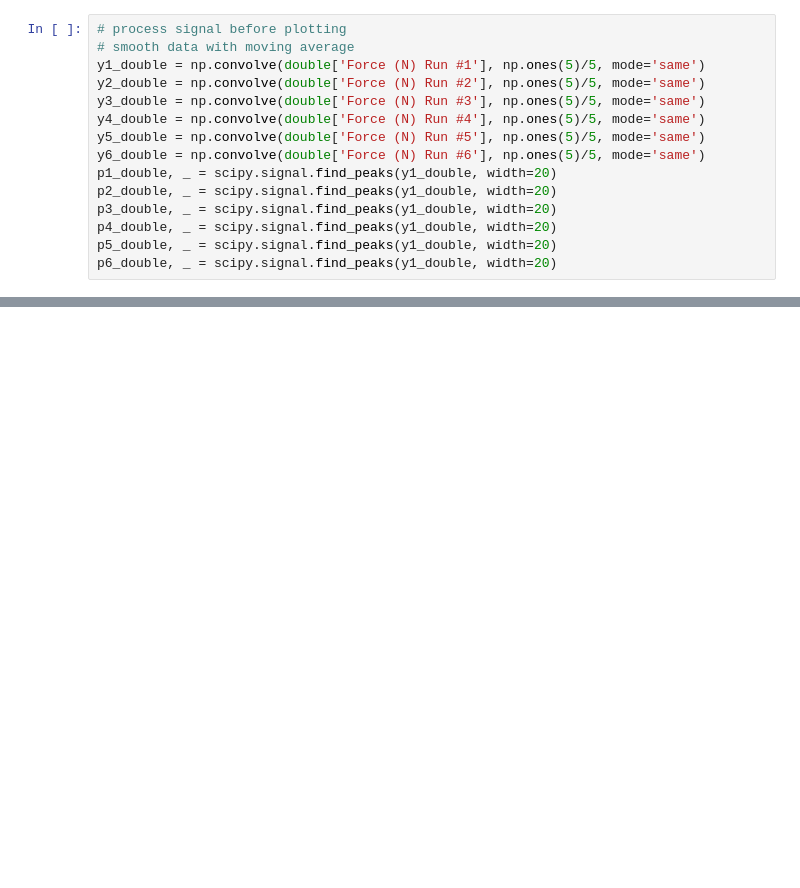
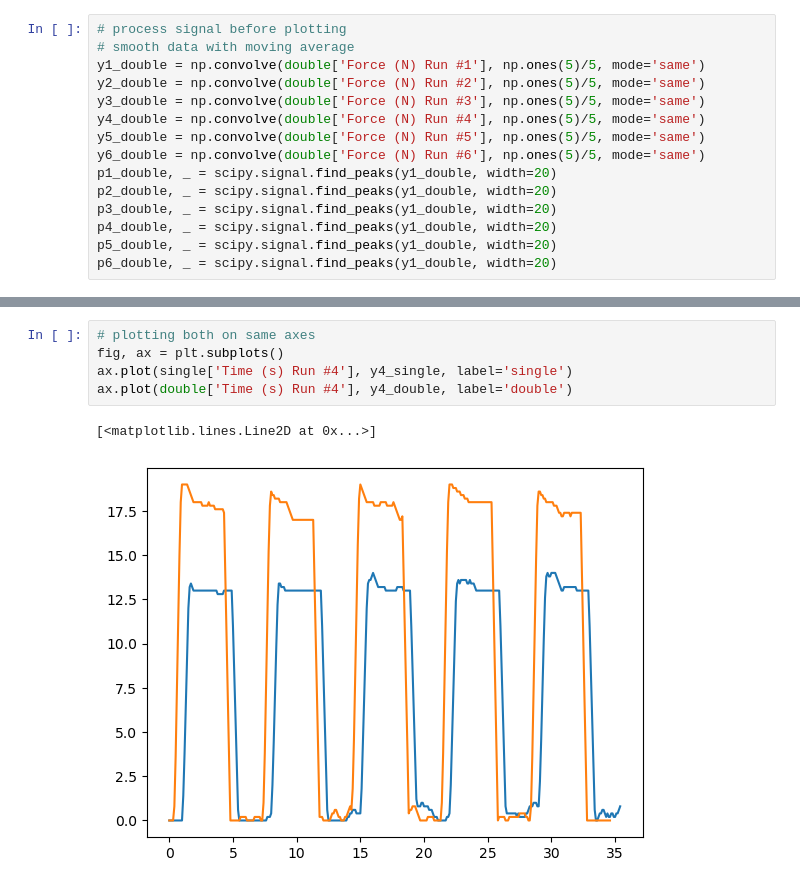
Before and after one commit to kateharvey/capstone, a Jupyter notebook: force-data/force-analysis.ipynb, the cells around one changed output, grey strips where cells are left out. Drawn from its saved outputs; the diff is of its cells as text; blank space fills up the shorter version.

```diff
--- a/force-data/force-analysis.ipynb
+++ b/force-data/force-analysis.ipynb
@@ -74,0 +75,8 @@ plt.show()
+# %%
+# plotting both on same axes
+fig, ax = plt.subplots()
+ax.plot(single['Time (s) Run #4'], y4_single, label='single')
+ax.plot(double['Time (s) Run #4'], y4_double, label='double')
+# %% [output]
+[<matplotlib.lines.Line2D at 0x...>]
+[figure, added]
```
Also changed, not shown: parts of 1 cell of this notebook.
